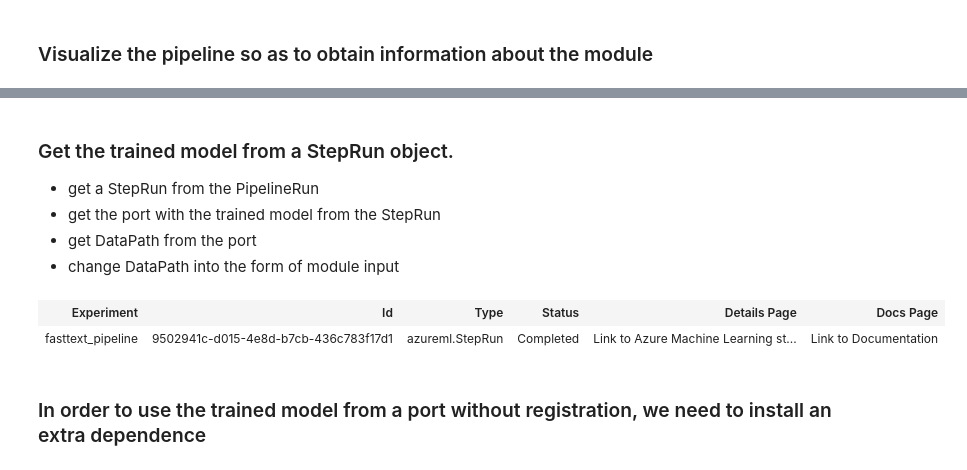
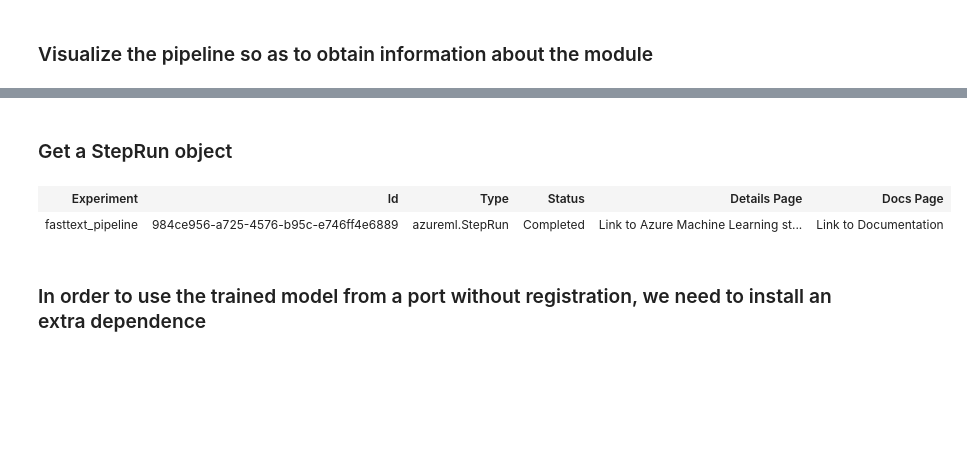
Before and after one commit to smallhaes/fasttext-sentence-classification, a Jupyter notebook: fasttext_batch_inference.ipynb, the cells around one changed output, grey strips where cells are left out. Drawn from its saved outputs; the diff is of its cells as text; code cells hidden in the pictures; blank space fills up the shorter version.

```diff
--- a/fasttext_batch_inference.ipynb
+++ b/fasttext_batch_inference.ipynb
@@ -29,7 +29,7 @@ from azureml.pipeline.wrapper import PipelineRun, Module, dsl
 ### Connect to workspace
 Create a workspace object from the existing workspace. Workspace.from_config() reads the file config.json and loads the details into an object named workspace.
 # %%
-workspace = Workspace.from_config('config2.json')
+workspace = Workspace.from_config('config.json')
 print(workspace.name, workspace.resource_group, workspace.location, workspace.subscription_id,
       workspace.compute_targets.keys(), sep='\n')
 # %% [output]
@@ -162,18 +142,14 @@ ValidateView(container_id='container_id_288aeb82-97eb-4459-841a-4157f0783542_wid
 [interactive output not drawn]
-# %% [markdown]
-### Get the trained model from a StepRun object.
-- get a StepRun from the PipelineRun
-- get the port with the trained model from the StepRun
-- get DataPath from the port
-- change DataPath into the form of module input
+# %% [markdown]
+### Get a StepRun object
 # %%
 # obtain step_run_id from the visualization result.
-step_run_id = '9502941c-d015-4e8d-b7cb-436c783f17d1'
+step_run_id = '984ce956-a725-4576-b95c-e746ff4e6889'
 step_run = pipeline_run.get_step_run(step_run_id)
 step_run
 # %% [output]
 | Experiment | Id | Type | Status | Details Page | Docs Page |
-| fasttext_pipeline | 9502941c-d015-4e8d-b7cb-436c783f17d1 | azureml.StepRun | Completed | Link to Azure Machine Learning st... | Link to Documentation |
+| fasttext_pipeline | 984ce956-a725-4576-b95c-e746ff4e6889 | azureml.StepRun | Completed | Link to Azure Machine Learning st... | Link to Documentation |
 # %% [markdown]
 ### In order to use the trained model from a port without registration, we need to install an extra dependence
 # %%
```
Also changed, not shown: parts of 26 cells of this notebook, 6 other files.
